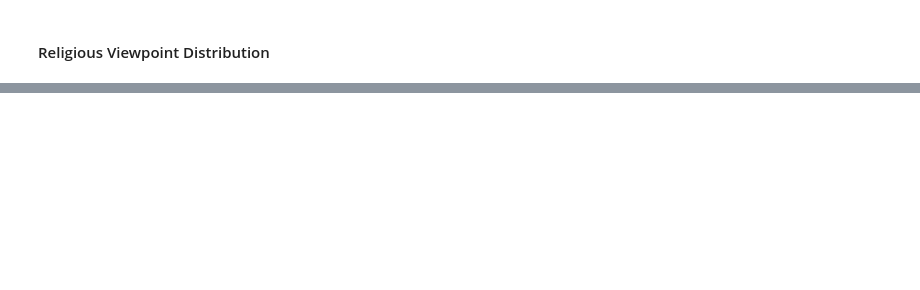
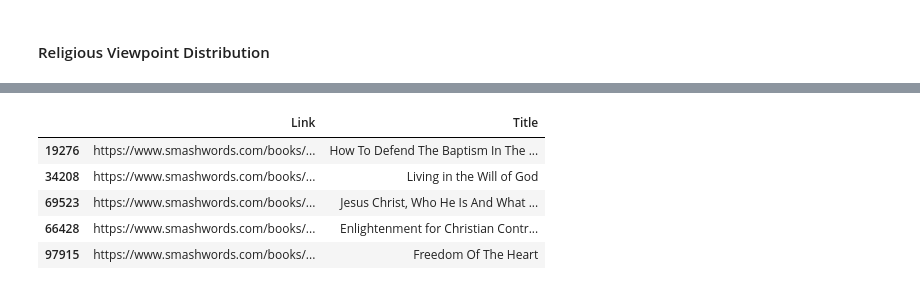
Before and after one commit to jackbandy/bookcorpus-datasheet, a Jupyter notebook: DataSheet.ipynb, the cells around one changed output, grey strips where cells are left out. Drawn from its saved outputs; the diff is of its cells as text; code cells hidden in the pictures; blank space fills up the shorter version.

```diff
--- a/DataSheet.ipynb
+++ b/DataSheet.ipynb
@@ -231,0 +281,10 @@ religion_df
+# %%
+# sample of BookCorpusOpen books about Christianity
+sw_books[(sw_books.in_bcopen==True)&(sw_books.Categories.str.contains('Christianity',case=False))].sample(5)[['Link','Title']]
+# %% [output]
+|  | Link | Title |
+| 19276 | https://www.smashwords.com/books/... | How To Defend The Baptism In The ... |
+| 34208 | https://www.smashwords.com/books/... | Living in the Will of God |
+| 69523 | https://www.smashwords.com/books/... | Jesus Christ, Who He Is And What ... |
+| 66428 | https://www.smashwords.com/books/... | Enlightenment for Christian Contr... |
+| 97915 | https://www.smashwords.com/books/... | Freedom Of The Heart |
```
Also changed, not shown: parts of 12 cells of this notebook.
